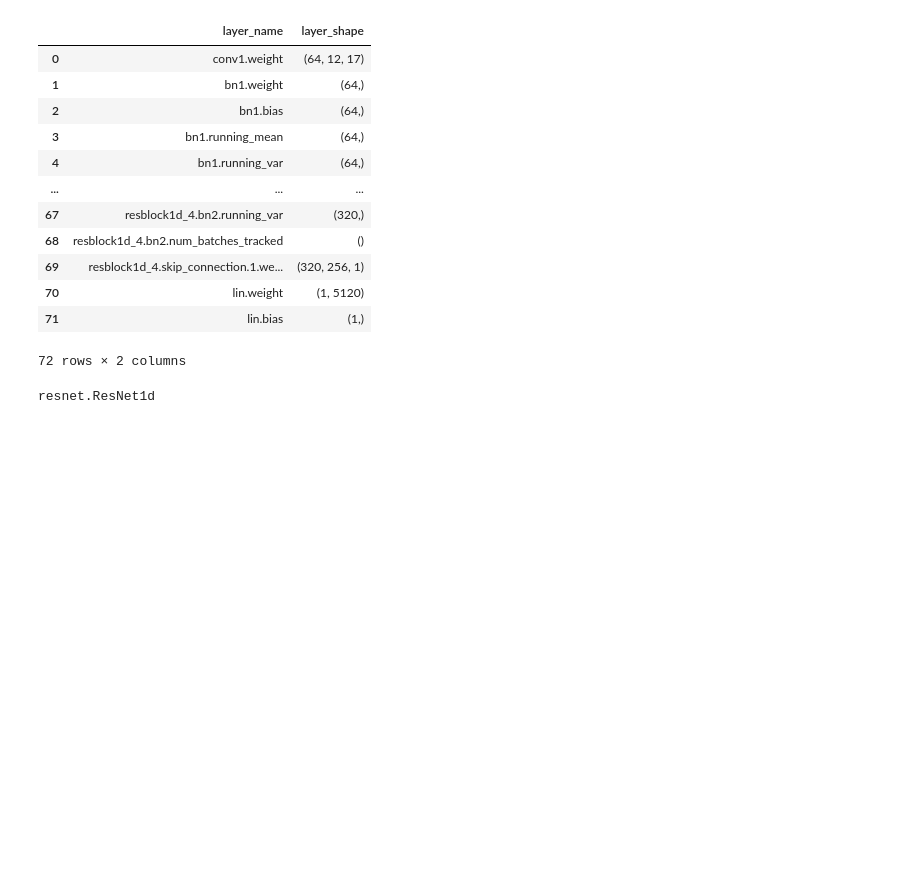
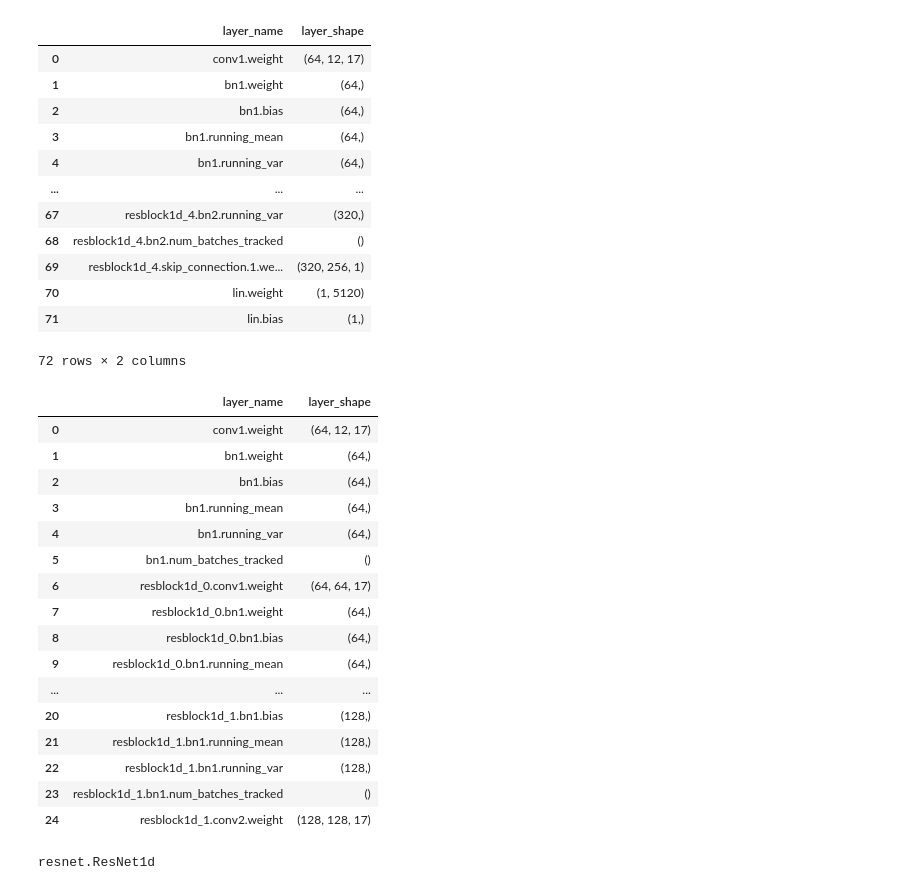
Before and after one commit to sanhitamj/ecg_unravel, a Jupyter notebook: notebooks/read_layers.ipynb, the cells around one changed output. Cells and saved outputs as stored; diff of their text form; code cells hidden in the pictures; blank space fills up the shorter version.

```diff
--- a/notebooks/read_layers.ipynb
+++ b/notebooks/read_layers.ipynb
@@ -74,6 +67,26 @@ weights_metadata
 | 70 | lin.weight | (1, 5120) |
 | 71 | lin.bias | (1,) |
 72 rows × 2 columns
+# %%
+weights_metadata.head(25)
+# %% [output]
+|  | layer_name | layer_shape |
+| 0 | conv1.weight | (64, 12, 17) |
+| 1 | bn1.weight | (64,) |
+| 2 | bn1.bias | (64,) |
+| 3 | bn1.running_mean | (64,) |
+| 4 | bn1.running_var | (64,) |
+| 5 | bn1.num_batches_tracked | () |
+| 6 | resblock1d_0.conv1.weight | (64, 64, 17) |
+| 7 | resblock1d_0.bn1.weight | (64,) |
+| 8 | resblock1d_0.bn1.bias | (64,) |
+| 9 | resblock1d_0.bn1.running_mean | (64,) |
+| ... | ... | ... |
+| 20 | resblock1d_1.bn1.bias | (128,) |
+| 21 | resblock1d_1.bn1.running_mean | (128,) |
+| 22 | resblock1d_1.bn1.running_var | (128,) |
+| 23 | resblock1d_1.bn1.num_batches_tracked | () |
+| 24 | resblock1d_1.conv2.weight | (128, 128, 17) |
 # %%
 device = torch.device('cuda:0' if torch.cuda.is_available() else 'cpu')
 
```
Also changed, not shown: parts of 9 cells of this notebook.
